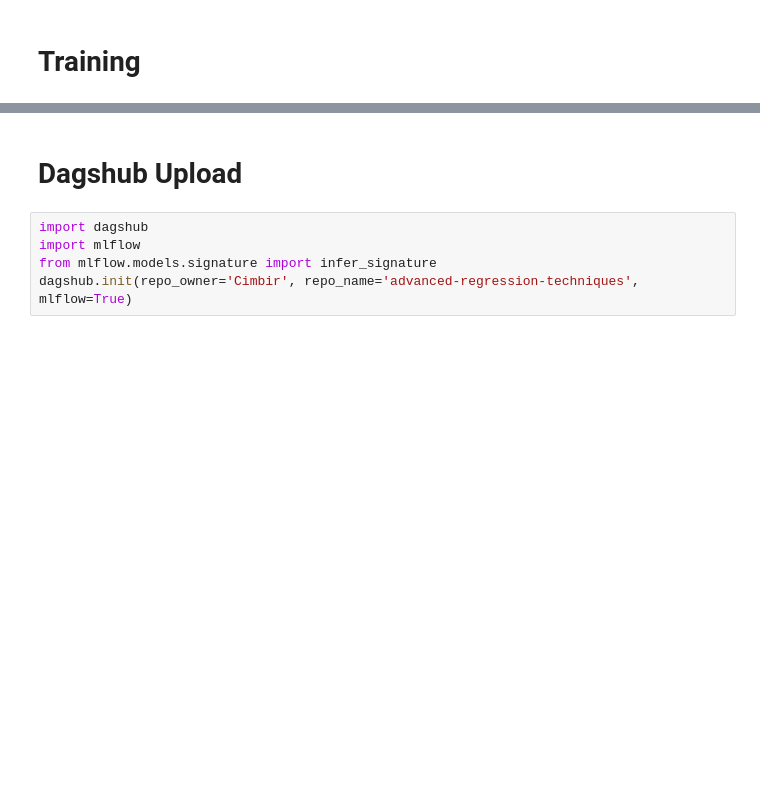
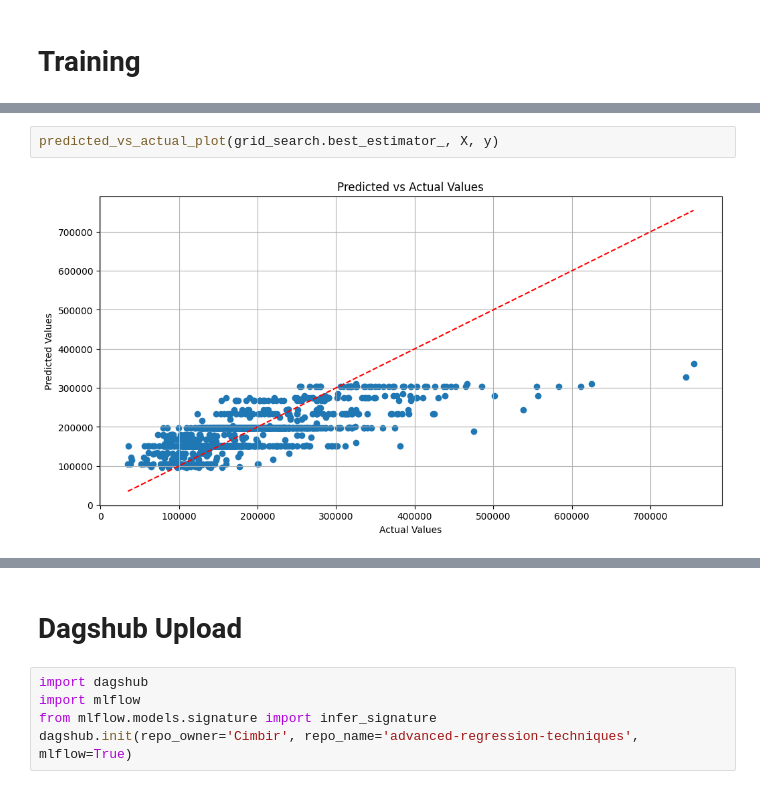
Before and after one commit to Cimbir/advanced-regression-techniques, a Jupyter notebook: model_experiment.ipynb, the cells around one changed output, grey strips where cells are left out. Saved outputs shown, nothing was run; the diff lists cells and outputs as text; blank space fills up the shorter version.

```diff
--- a/model_experiment.ipynb
+++ b/model_experiment.ipynb
@@ -448,0 +403,4 @@ print(get_results(grid_search))
+# %%
+predicted_vs_actual_plot(grid_search.best_estimator_, X, y)
+# %% [output]
+[figure, added]
```
Also changed, not shown: parts of 90 cells of this notebook, 4 other files.
